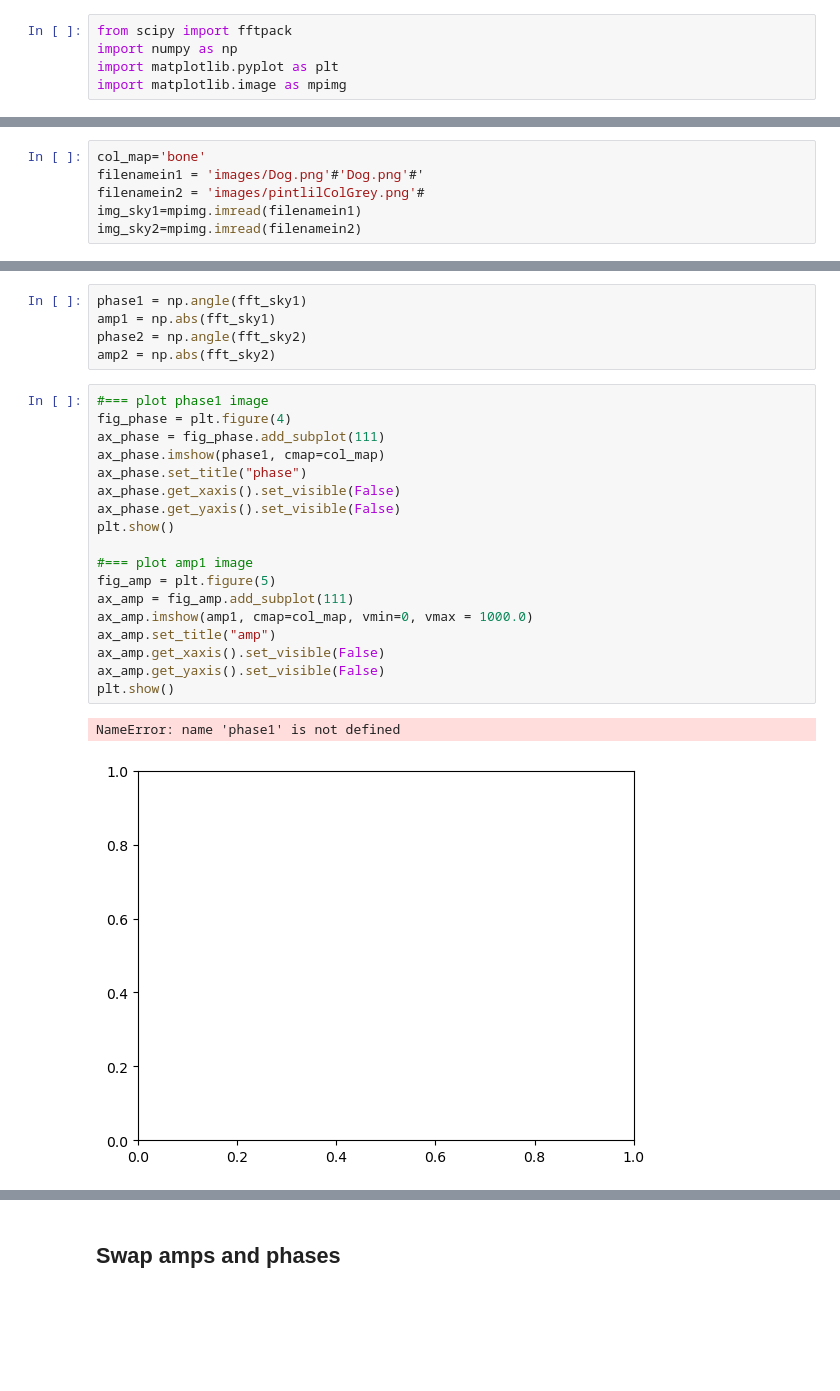
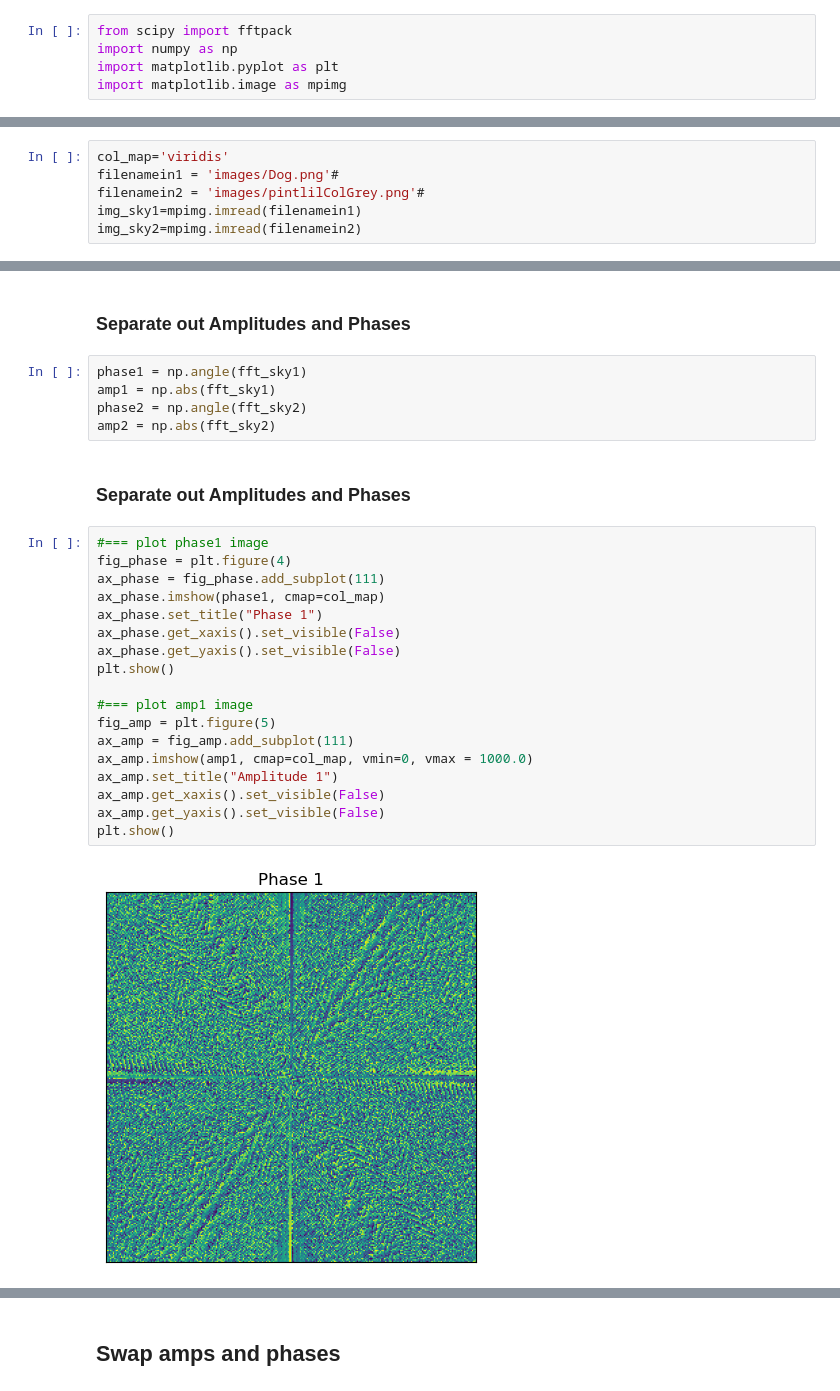
Before and after one commit to limonkufu/radio-astro-tutorials, a Jupyter notebook: Fourier_Transforms.ipynb, the cells around one changed output, grey strips where cells are left out. Drawn from its saved outputs; the diff is of its cells as text; blank space fills up the shorter version.

```diff
--- a/Fourier_Transforms.ipynb
+++ b/Fourier_Transforms.ipynb
@@ -6,6 +10,6 @@ import matplotlib.image as mpimg
 # %%
-col_map='bone'
-filenamein1 = 'images/Dog.png'#'Dog.png'#'
+col_map='viridis'
+filenamein1 = 'images/Dog.png'#
 filenamein2 = 'images/pintlilColGrey.png'#
 img_sky1=mpimg.imread(filenamein1)
 img_sky2=mpimg.imread(filenamein2)
@@ -38,26 +44,29 @@ plt.show()
+# %% [markdown]
+### Separate out Amplitudes and Phases
 # %%
 phase1 = np.angle(fft_sky1)
 amp1 = np.abs(fft_sky1)
 phase2 = np.angle(fft_sky2)
 amp2 = np.abs(fft_sky2)
+# %% [markdown]
+### Separate out Amplitudes and Phases
 # %%
 #=== plot phase1 image
 fig_phase = plt.figure(4)
 ax_phase = fig_phase.add_subplot(111)
 ax_phase.imshow(phase1, cmap=col_map)
-ax_phase.set_title("phase")
+ax_phase.set_title("Phase 1")
 ax_phase.get_xaxis().set_visible(False)
 ax_phase.get_yaxis().set_visible(False)
 plt.show()
 
 #=== plot amp1 image
 fig_amp = plt.figure(5)
 ax_amp = fig_amp.add_subplot(111)
 ax_amp.imshow(amp1, cmap=col_map, vmin=0, vmax = 1000.0)
-ax_amp.set_title("amp")
+ax_amp.set_title("Amplitude 1")
 ax_amp.get_xaxis().set_visible(False)
 ax_amp.get_yaxis().set_visible(False)
 plt.show()
 # %% [output]
-NameError: name 'phase1' is not defined
-[figure, old version]
+[figure, new version]
```
Also changed, not shown: parts of 8 cells of this notebook, 2 other files.
